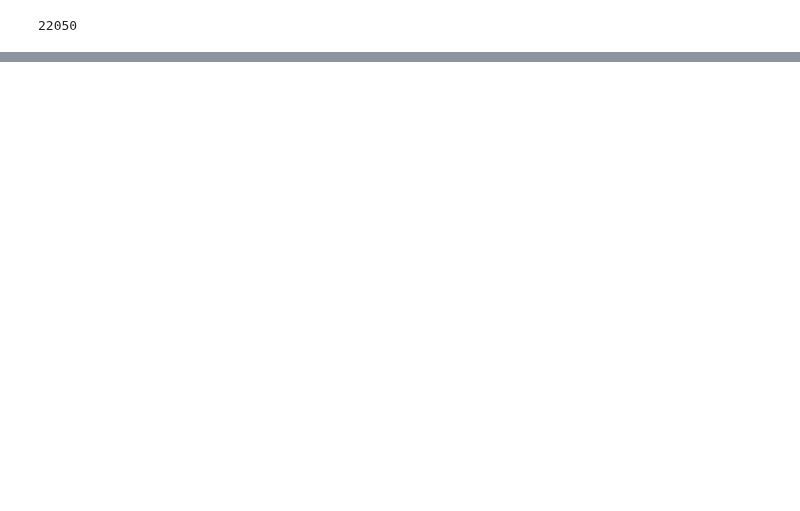
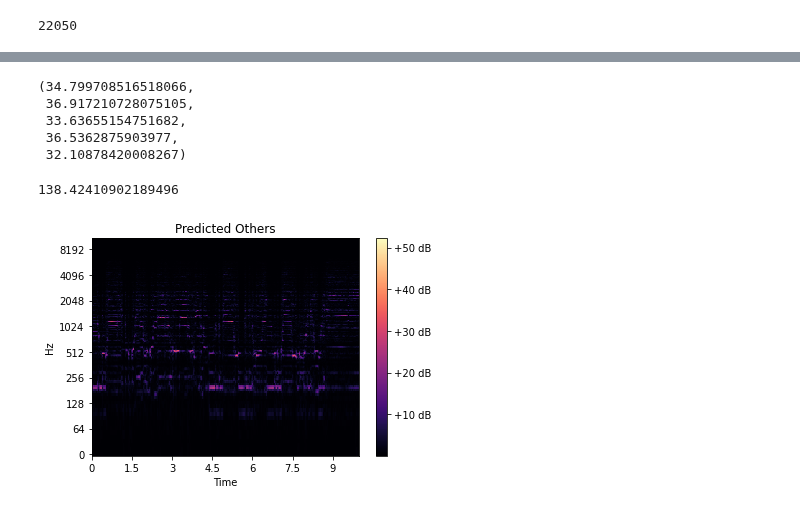
Before and after one commit to its-rajesh/Audio-Bleeding-Removal, a Jupyter notebook: Factorisation/New.ipynb, the cells around one changed output, grey strips where cells are left out. Cells and saved outputs as stored; diff of their text form; code cells hidden in the pictures; blank space fills up the shorter version.

```diff
--- a/Factorisation/New.ipynb
+++ b/Factorisation/New.ipynb
@@ -126,8 +133,14 @@ m = m[1200:1225]
 # %%
+block = 25
 gamma1 = 0
-gamma2 = 0.4
-A_opt, S_opt = minimize_function(X, m, gamma1, gamma2)
-l1 = np.linalg.norm(X - np.dot(A_opt, S_opt))
-l2 = np.linalg.norm(m - (S_opt[0]+S_opt[1]+S_opt[2]+S_opt[3]))
-A_opt, l1, l2, l1+l2
+gamma2 = 1
+S_pred, A_pred = [], []
+for i in range(0, X.shape[1], block):
+    A_opt, S_opt = minimize_function(X[:, i:i+block], m[i:i+block], gamma1, gamma2)
+    l1 = np.linalg.norm(X[:, i:i+block] - np.dot(A_opt, S_opt))
+    l2 = np.linalg.norm(m[i:i+block] - (S_opt[0]+S_opt[1]+S_opt[2]+S_opt[3]))
+    print('Iteration: ', i+1, 'ERROR:', np.round(l1, 4), np.round(l2, 4), np.round(l1+l2, 4), sep='\t')
+    print('DISTANCE:', np.round(np.linalg.norm(m[i:i+block] - (S_opt[0]+S_opt[1]+S_opt[2]+S_opt[3])), 4), sep='\t')
+    S_pred.append(S_opt)
+    A_pred.append(A_opt)
 # %% [output]
@@ -148,0 +164,2 @@ np.linalg.norm(m - (S[0]+S[1]+S[2]+S[3]))
+# %%
+S_opt = np.hstack(S_pred)
@@ -152,6 +173,12 @@ sf.write(out+'pred_vocal.wav', S_opt[0], fs)
 sf.write(out+'pred_bass.wav', S_opt[1], fs)
 sf.write(out+'pred_drums.wav', S_opt[2], fs)
 sf.write(out+'pred_other.wav', S_opt[3], fs)
+# %%
+out = '/home/rajesh/Desktop/'
+sf.write(out+'vocal.wav', bvocals[:220500], fs)
+sf.write(out+'bass.wav', bbass[:220500], fs)
+sf.write(out+'drums.wav', bdrums[:220500], fs)
+sf.write(out+'other.wav', bother[:220500], fs)
 # %%
 def get_metrics(y):
     avg_y = []
@@ -184,8 +217,18 @@ sdr, v_sdr, b_sdr, d_sdr, o_sdr
 # %%
-v_sdr = compute_sdr(vocals[:n], S[0], fs)
-b_sdr = compute_sdr(bass[:n], S[1], fs)
-d_sdr = compute_sdr(drums[:n], S[2], fs)
-o_sdr = compute_sdr(other[:n], S[3], fs)
+v_sdr = compute_sdr(vocals[:220500], S_opt[0], fs)
+b_sdr = compute_sdr(bass[:220500], S_opt[1], fs)
+d_sdr = compute_sdr(drums[:220500], S_opt[2], fs)
+o_sdr = compute_sdr(other[:220500], S_opt[3], fs)
 
 sdr = (v_sdr + b_sdr + d_sdr + o_sdr)/4
 sdr, v_sdr, b_sdr, d_sdr, o_sdr
+# %% [output]
+(34.799708516518066,
+ 36.917210728075105,
+ 33.63655154751682,
+ 36.5362875903977,
+ 32.10878420008267)
+# %%
+((34.799708516518066 - 14.595717127466475)/ 14.595717127466475)*100
+# %% [output]
+138.42410902189496
@@ -191,0 +240,10 @@ sdr, v_sdr, b_sdr, d_sdr, o_sdr
+# %%
+stft_vp = lb.stft(S_opt[0])
+stft_bp = lb.stft(S_opt[1])
+stft_dp = lb.stft(S_opt[2])
+stft_op = lb.stft(S_opt[3])
+
+stft_v = lb.stft(vocals[:220500])
+stft_b = lb.stft(bass[:220500])
+stft_d = lb.stft(drums[:220500])
+stft_o = lb.stft(other[:220500])
@@ -191,0 +252,9 @@ sdr, v_sdr, b_sdr, d_sdr, o_sdr
+# %%
+fig, ax = plt.subplots()
+img = librosa.display.specshow(np.abs(stft_op), x_axis='time', y_axis='log', ax=ax)
+ax.set(title='Predicted Others')
+fig.colorbar(img, ax=ax, format="%+2.f dB")
+plt.savefig(out+'Predicted_Others.png')
+plt.show()
+# %% [output]
+[figure, added]
```
Also changed, not shown: parts of 18 cells of this notebook.
